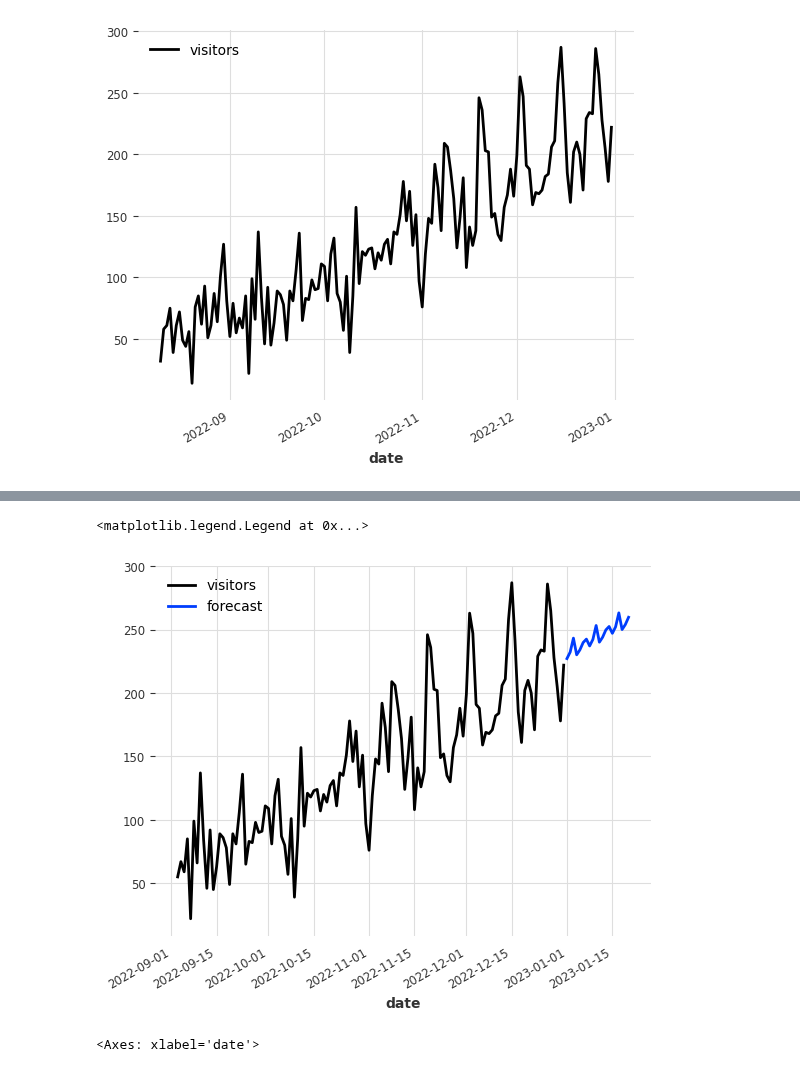
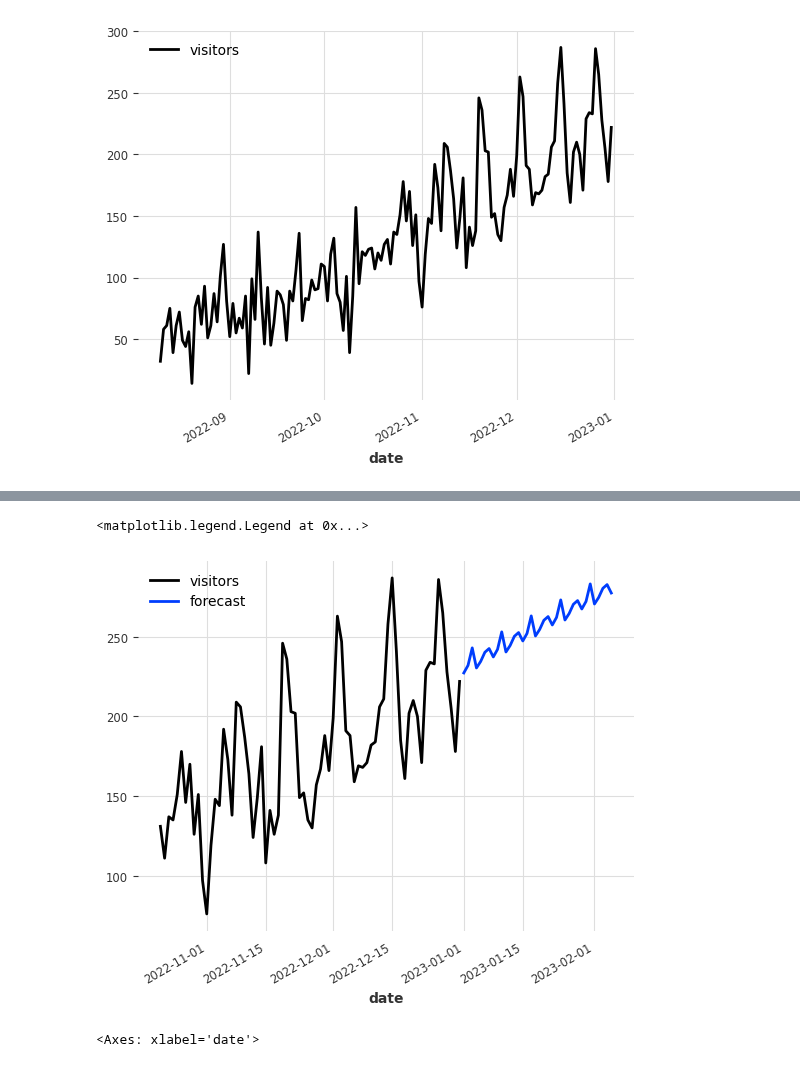
Before and after one commit to dddrop/python-business-ml-starter, a Jupyter notebook: chapter3/3.2. 時系列アルゴリズム: 商品の売上を予測しよう/notebook.ipynb, the cells around one changed output, grey strips where cells are left out. Saved outputs shown, nothing was run; the diff lists cells and outputs as text; code cells hidden in the pictures.

```diff
--- a/chapter3/3.2. 時系列アルゴリズム: 商品の売上を予測しよう/notebook.ipynb
+++ b/chapter3/3.2. 時系列アルゴリズム: 商品の売上を予測しよう/notebook.ipynb
@@ -52,14 +49,14 @@ ExponentialSmoothing(trend=ModelMode.ADDITIVE, damped=False, seasonal=Seasonalit
 # %%
-prediction = model.predict(20)
+prediction = model.predict(36)
 # %%
 import matplotlib.pyplot as plt
 
-series[-120:].plot()
+series[-72:].plot()
 prediction.plot(label="forecast")
 plt.legend()
 # %% [output]
 <matplotlib.legend.Legend at 0x...>
-[figure, old version]
+[figure, new version]
 # %%
 train, val =  series[:-36], series[-36:]
 train.plot(label="training")
```
Also changed, not shown: parts of 3 cells of this notebook, 3 other files.
